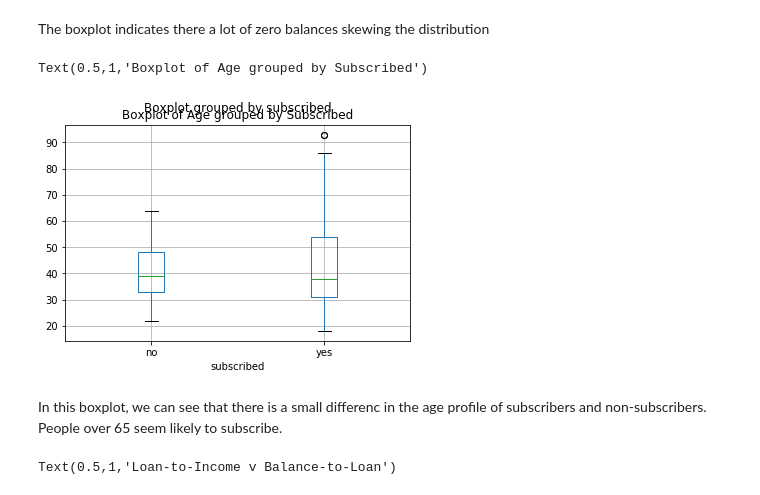
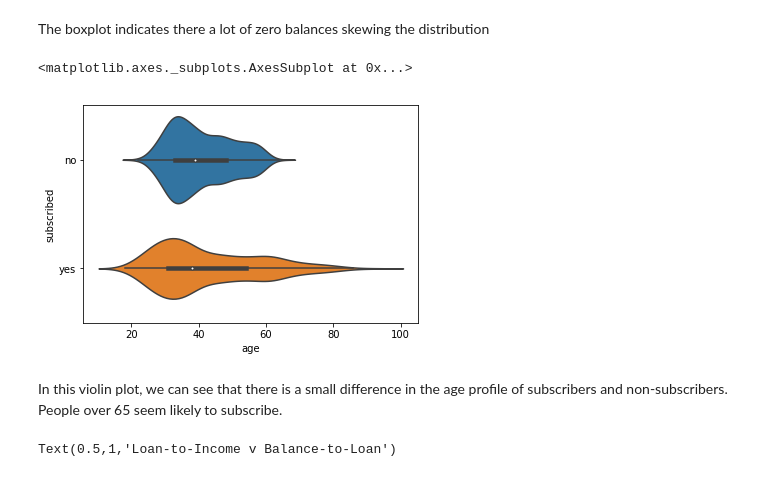
Before and after one commit to vipulpopat/MSCAI_Sem1_Etivity1, a Jupyter notebook: 18200036_Etivity1.ipynb, the cells around one changed output. Cells and saved outputs as stored; diff of their text form; code cells hidden in the pictures.

```diff
--- a/18200036_Etivity1.ipynb
+++ b/18200036_Etivity1.ipynb
@@ -304,16 +304,15 @@ Text(0.5,1,'Boxplot of Balance by Marital')
 [figure]
 # %% [markdown]
 The boxplot indicates there a lot of zero balances skewing the distribution
-# %%
-#Combined data plot 2
-#Plot some categorical data. Let's look at age distribution by subscribed
-df_bank.boxplot(column='age', by='subscribed')
-plt.title('Boxplot of Age grouped by Subscribed')
-# %% [output]
-Text(0.5,1,'Boxplot of Age grouped by Subscribed')
-[figure, removed]
+# %%
+#Combined data plot 2
+#Seaborn violin plot of age distribution by subscribed
+sns.violinplot(x='age', y='subscribed', data=df_bank)
+# %% [output]
+<matplotlib.axes._subplots.AxesSubplot at 0x...>
+[figure, added]
 # %% [markdown]
-In this boxplot, we can see that there is a small differenc in the age profile of subscribers and non-subscribers. People over 65 seem likely to subscribe.
+In this violin plot, we can see that there is a small difference in the age profile of subscribers and non-subscribers. People over 65 seem likely to subscribe.
 # %%
 #Look for a set of numericsal values that can be used to approximate for dependent variable
 #Plot a scatter chart of 'ratio_bal_ln' versus 'ratio_ln_inc'
```
Also changed, not shown: parts of 4 cells of this notebook, 1 other file.
